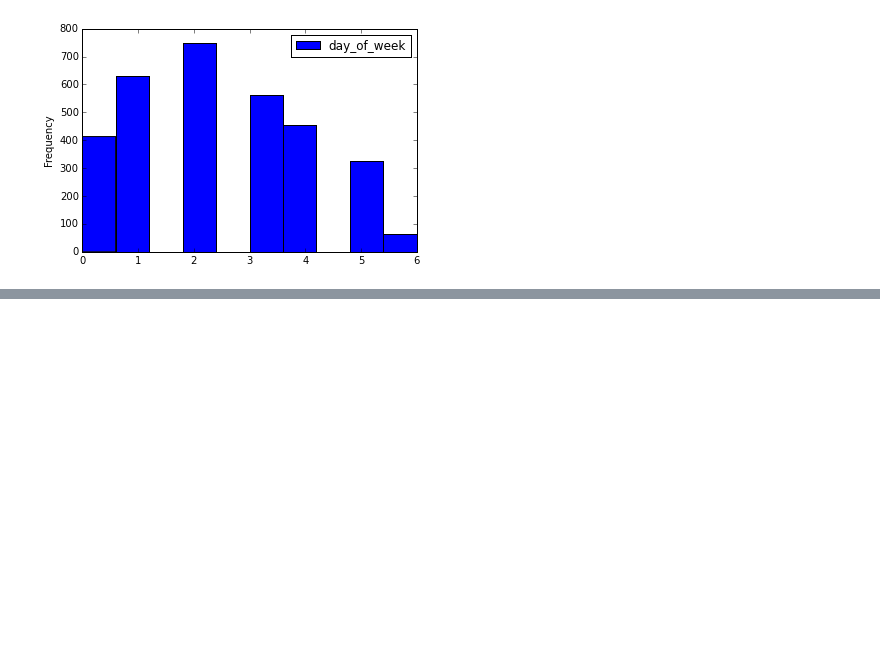
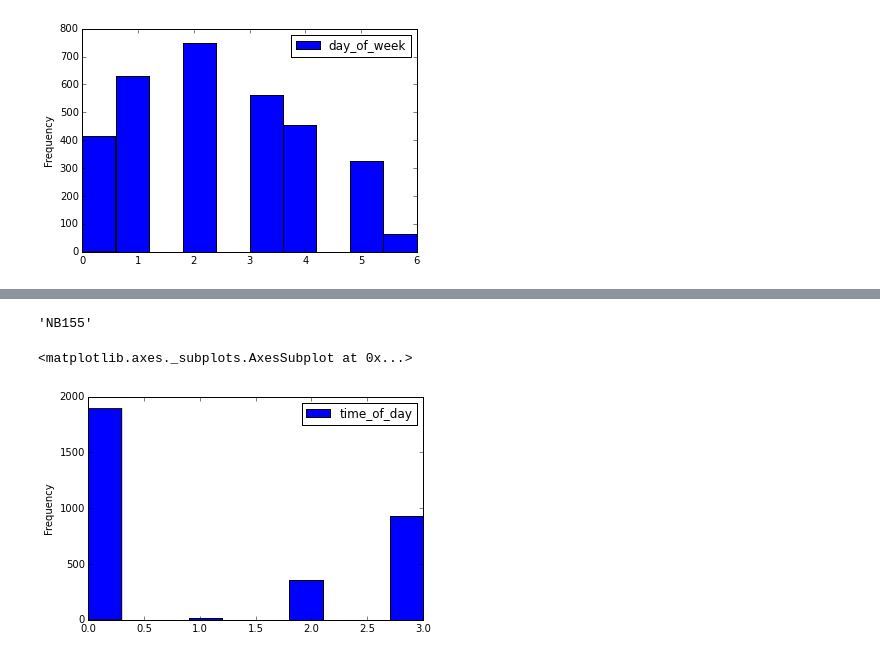
Before and after one commit to lovettbarron/caltrain-predict, a Jupyter notebook: 01explore.ipynb, the cells around one changed output, grey strips where cells are left out. Saved outputs shown, nothing was run; the diff lists cells and outputs as text; code cells hidden in the pictures; blank space fills up the shorter version.

```diff
--- a/01explore.ipynb
+++ b/01explore.ipynb
@@ -39,6 +37,7 @@ df["hashtags"].fillna('')
 # Add some date/time things
 df["created_at"] = pd.to_datetime(df["created_at"], coerce=True)
 df["day_of_week"] = df["created_at"].apply(lambda x: x.weekday())
+df["day_of_month"] = df["created_at"].apply(lambda x: x.day)
 df["month"] = df["created_at"].apply(lambda x: x.month)
 df["time_of_day"] = df["created_at"].apply(lambda x: get_time_of_day(x))
 
@@ -64,0 +64,10 @@ Name: hashtags, dtype: object
+# %%
+t = re.search('[N,S]B[0-9]{0,3}',df["hashtags"][16])
+t.group()
+# %% [output]
+'NB155'
+# %%
+df.plot(x='day_of_week', y='time_of_day', kind='hist')
+# %% [output]
+<matplotlib.axes._subplots.AxesSubplot at 0x...>
+[figure, added]
```
Also changed, not shown: parts of 2 cells of this notebook, 2 other files.
